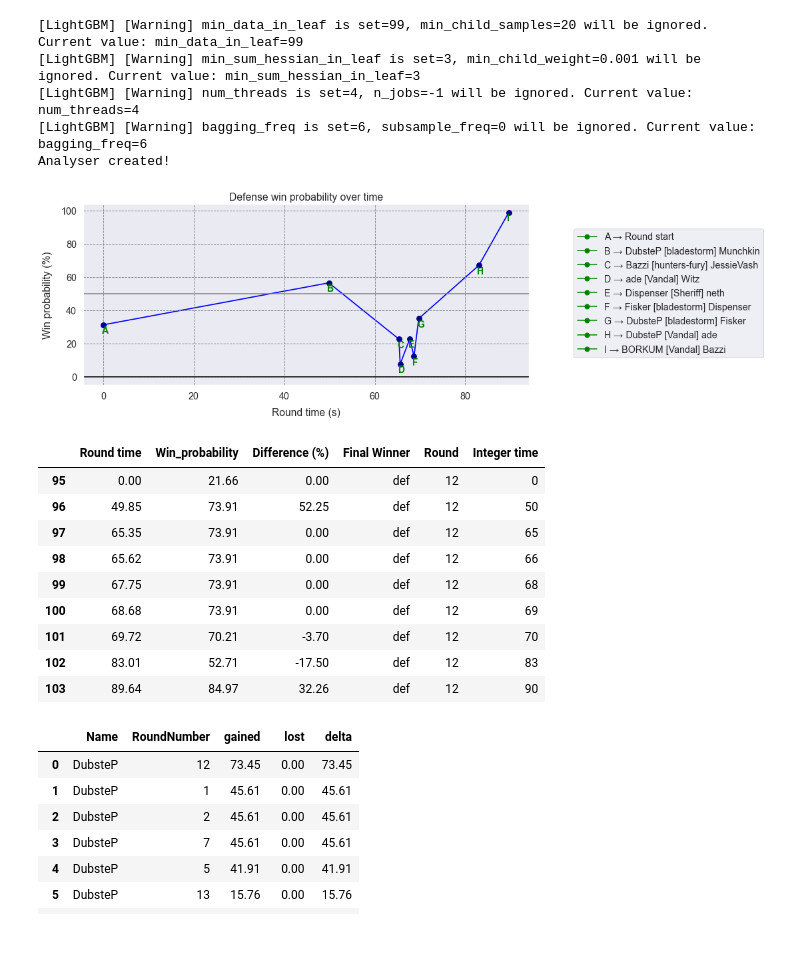
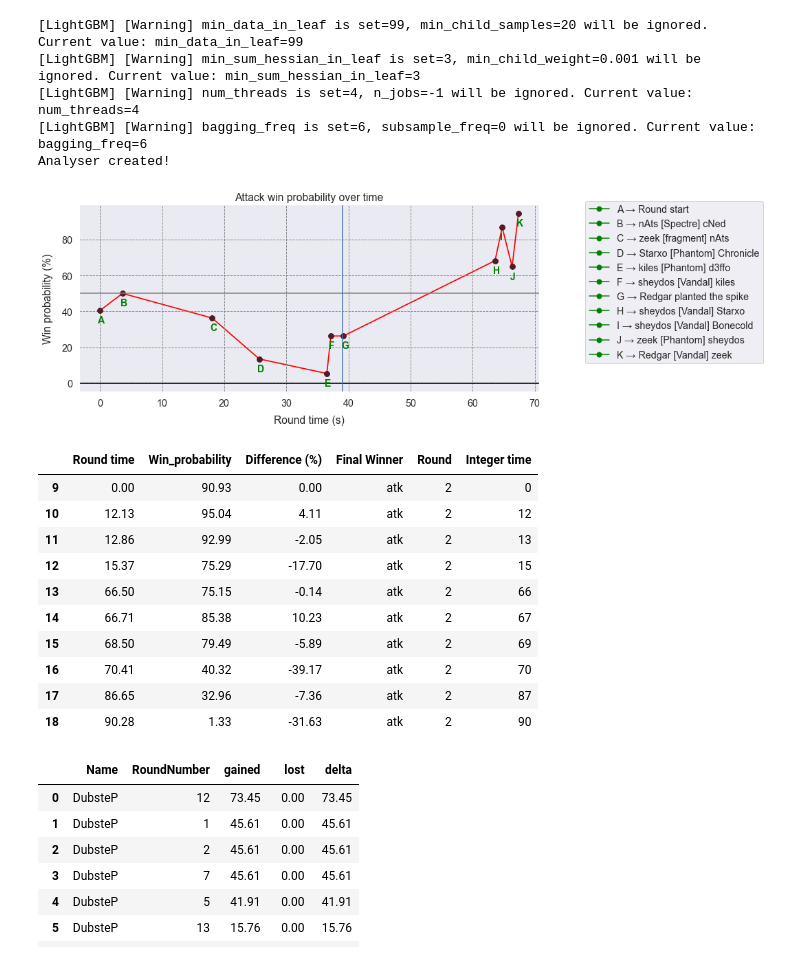
Before and after one commit to mateusb12/valorant_impact, a Jupyter notebook: webscrapping/impact/match_impact_notebook.ipynb, the cells around one changed output. Cells and saved outputs as stored; diff of their text form; code cells hidden in the pictures.

```diff
--- a/webscrapping/impact/match_impact_notebook.ipynb
+++ b/webscrapping/impact/match_impact_notebook.ipynb
@@ -4,7 +4,7 @@ from match_analysis import RoundReplay, train_model
 
 model = train_model()
 rr = RoundReplay(model)
-rr.set_match(44795)
+rr.set_match(45334)
 # %% [output]
 [LightGBM] [Warning] min_data_in_leaf is set=99, min_child_samples=20 will be ignored. Current value: min_data_in_leaf=99
 [LightGBM] [Warning] min_sum_hessian_in_leaf is set=3, min_child_weight=0.001 will be ignored. Current value: min_sum_hessian_in_leaf=3
@@ -16,20 +16,21 @@ rr.choose_round(12)
 # %%
-rr.plot_round(side="def")
+rr.plot_round(side="atk")
 # %% [output]
-[figure, old version]
+[figure, new version]
 # %%
 rr.get_round_probability(side="def")
 # %% [output]
 |  | Round time | Win_probability | Difference (%) | Final Winner | Round | Integer time |
-| 95 | 0.00 | 21.66 | 0.00 | def | 12 | 0 |
-| 96 | 49.85 | 73.91 | 52.25 | def | 12 | 50 |
-| 97 | 65.35 | 73.91 | 0.00 | def | 12 | 65 |
-| 98 | 65.62 | 73.91 | 0.00 | def | 12 | 66 |
-| 99 | 67.75 | 73.91 | 0.00 | def | 12 | 68 |
-| 100 | 68.68 | 73.91 | 0.00 | def | 12 | 69 |
-| 101 | 69.72 | 70.21 | -3.70 | def | 12 | 70 |
-| 102 | 83.01 | 52.71 | -17.50 | def | 12 | 83 |
-| 103 | 89.64 | 84.97 | 32.26 | def | 12 | 90 |
+| 9 | 0.00 | 90.93 | 0.00 | atk | 2 | 0 |
+| 10 | 12.13 | 95.04 | 4.11 | atk | 2 | 12 |
+| 11 | 12.86 | 92.99 | -2.05 | atk | 2 | 13 |
+| 12 | 15.37 | 75.29 | -17.70 | atk | 2 | 15 |
+| 13 | 66.50 | 75.15 | -0.14 | atk | 2 | 66 |
+| 14 | 66.71 | 85.38 | 10.23 | atk | 2 | 67 |
+| 15 | 68.50 | 79.49 | -5.89 | atk | 2 | 69 |
+| 16 | 70.41 | 40.32 | -39.17 | atk | 2 | 70 |
+| 17 | 86.65 | 32.96 | -7.36 | atk | 2 | 87 |
+| 18 | 90.28 | 1.33 | -31.63 | atk | 2 | 90 |
 # %%
 rr.get_player_most_impactful_rounds("DubsteP")
 # %% [output]
```
Also changed, not shown: parts of 1 cell of this notebook, 3 other files.
